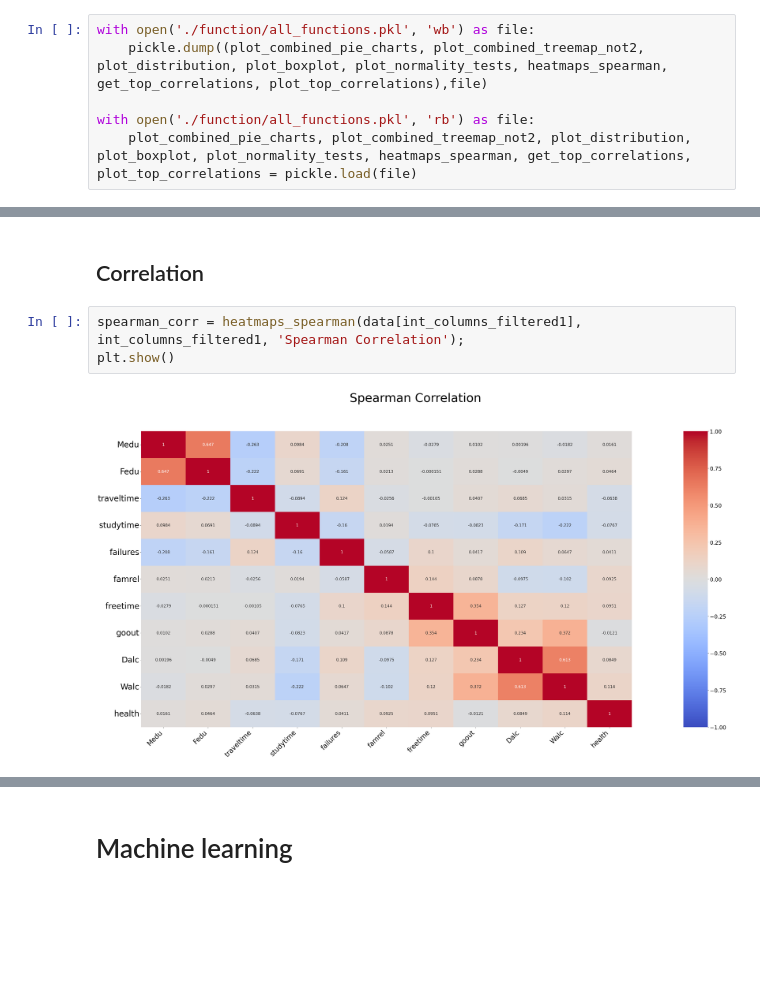
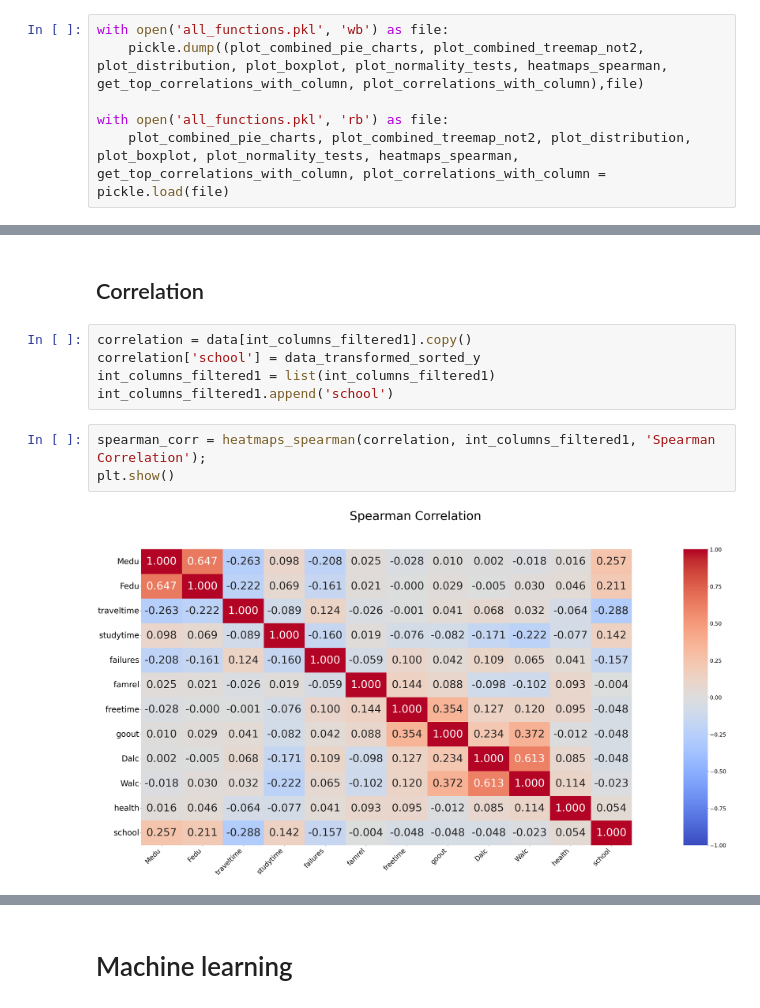
Before and after one commit to KeyCode17/school-scope-classification, a Jupyter notebook: student_project.ipynb, the cells around one changed output, grey strips where cells are left out. Drawn from its saved outputs; the diff is of its cells as text; blank space fills up the shorter version.

Commit message:
Add 2 New Model (w/Corr & w/oCorr)

```diff
--- a/student_project.ipynb
+++ b/student_project.ipynb
@@ -415,9 +437,9 @@ def plot_top_correlations(correlations, title, rotation="v"):
 # %%
-with open('./function/all_functions.pkl', 'wb') as file:
-    pickle.dump((plot_combined_pie_charts, plot_combined_treemap_not2, plot_distribution, plot_boxplot, plot_normality_tests, heatmaps_spearman, get_top_correlations, plot_top_correlations),file)
+with open('all_functions.pkl', 'wb') as file:
+    pickle.dump((plot_combined_pie_charts, plot_combined_treemap_not2, plot_distribution, plot_boxplot, plot_normality_tests, heatmaps_spearman, get_top_correlations_with_column, plot_correlations_with_column),file)
 
-with open('./function/all_functions.pkl', 'rb') as file:
-    plot_combined_pie_charts, plot_combined_treemap_not2, plot_distribution, plot_boxplot, plot_normality_tests, heatmaps_spearman, get_top_correlations, plot_top_correlations = pickle.load(file)
+with open('all_functions.pkl', 'rb') as file:
+    plot_combined_pie_charts, plot_combined_treemap_not2, plot_distribution, plot_boxplot, plot_normality_tests, heatmaps_spearman, get_top_correlations_with_column, plot_correlations_with_column = pickle.load(file)
 # %% [markdown]
 # Data Visualization
 # %% [markdown]
@@ -461,8 +483,13 @@ plt.show()
 [figure]
 # %% [markdown]
 ## Correlation
+# %%
+correlation = data[int_columns_filtered1].copy()
+correlation['school'] = data_transformed_sorted_y
+int_columns_filtered1 = list(int_columns_filtered1)
+int_columns_filtered1.append('school')
 # %%
-spearman_corr = heatmaps_spearman(data[int_columns_filtered1], int_columns_filtered1, 'Spearman Correlation');
+spearman_corr = heatmaps_spearman(correlation, int_columns_filtered1, 'Spearman Correlation');
 plt.show()
 # %% [output]
-[figure, old version]
+[figure, new version]
```
Also changed, not shown: parts of 15 cells of this notebook, 10 other files.
